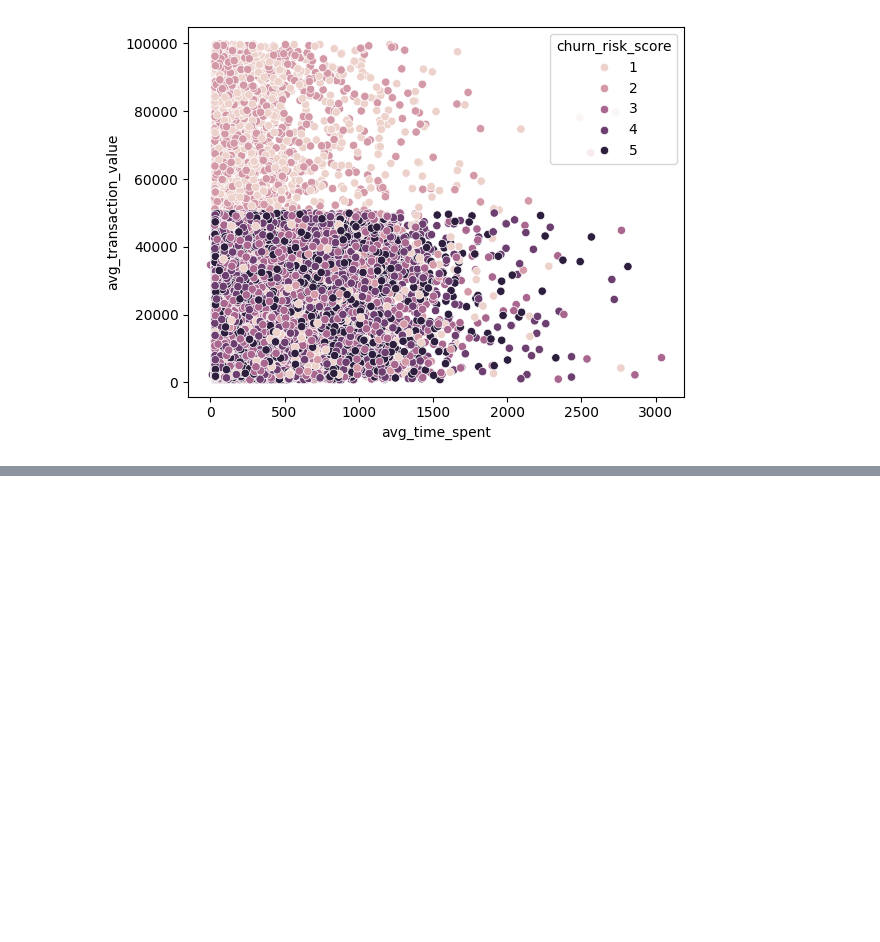
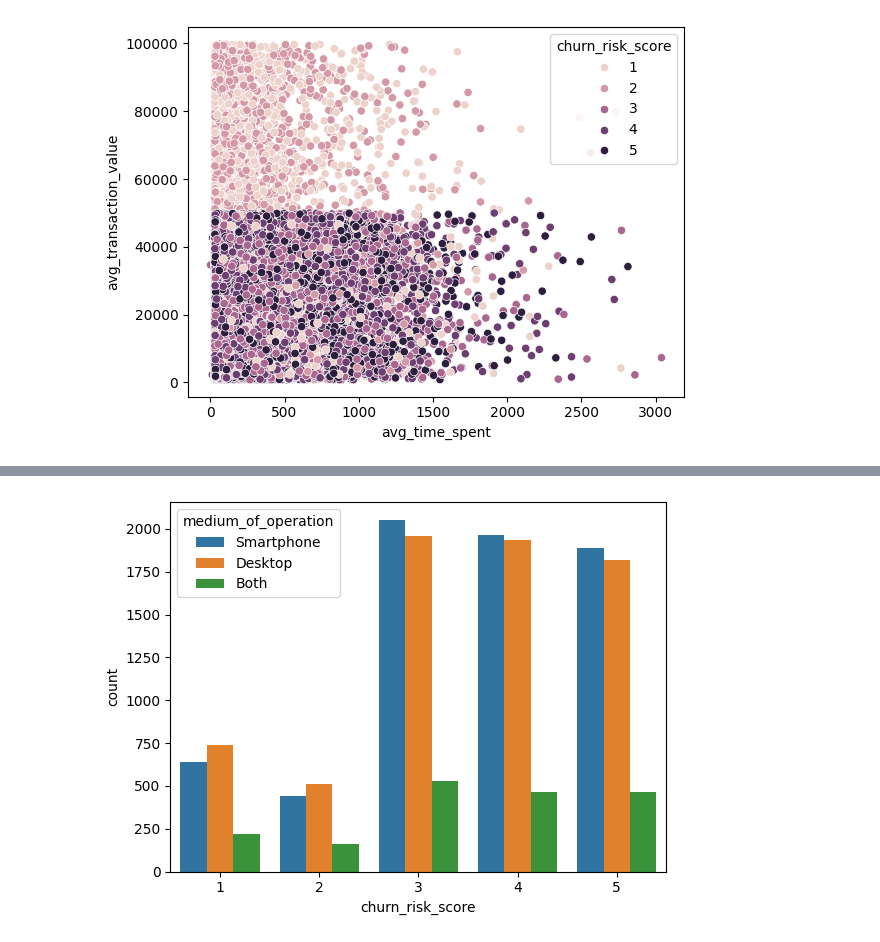
Before and after one commit to SSarkar-1/Customer-Churn-Prediction, a Jupyter notebook: Churn_Predictor.ipynb, the cells around one changed output, grey strips where cells are left out. Saved outputs shown, nothing was run; the diff lists cells and outputs as text; code cells hidden in the pictures; blank space fills up the shorter version.

```diff
--- a/Churn_Predictor.ipynb
+++ b/Churn_Predictor.ipynb
@@ -367,0 +392,5 @@ plt.show()
+# %%
+sns.countplot(x="churn_risk_score",hue='medium_of_operation',data=train3)
+plt.show()
+# %% [output]
+[figure, added]
```
Also changed, not shown: parts of 20 cells of this notebook.
